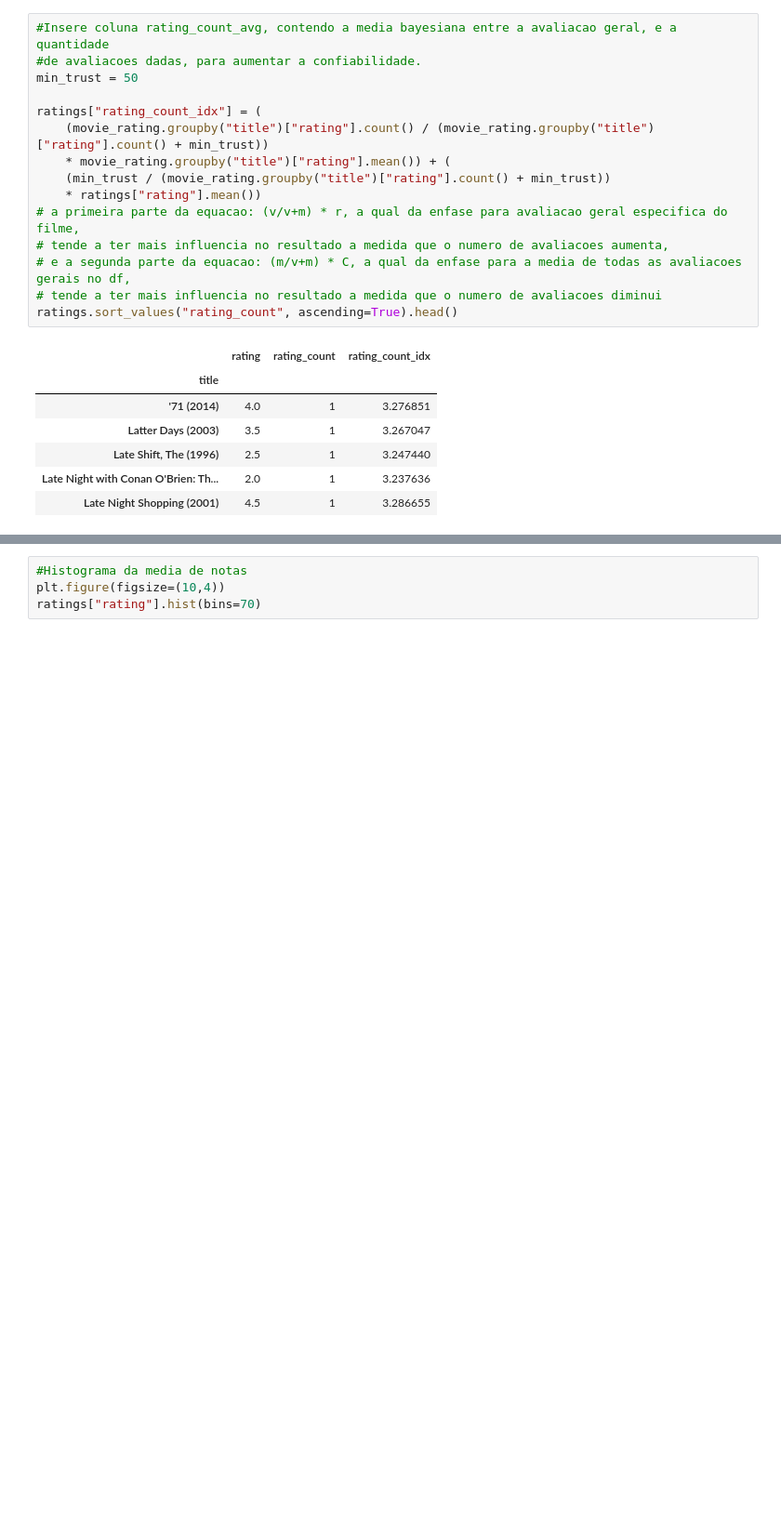
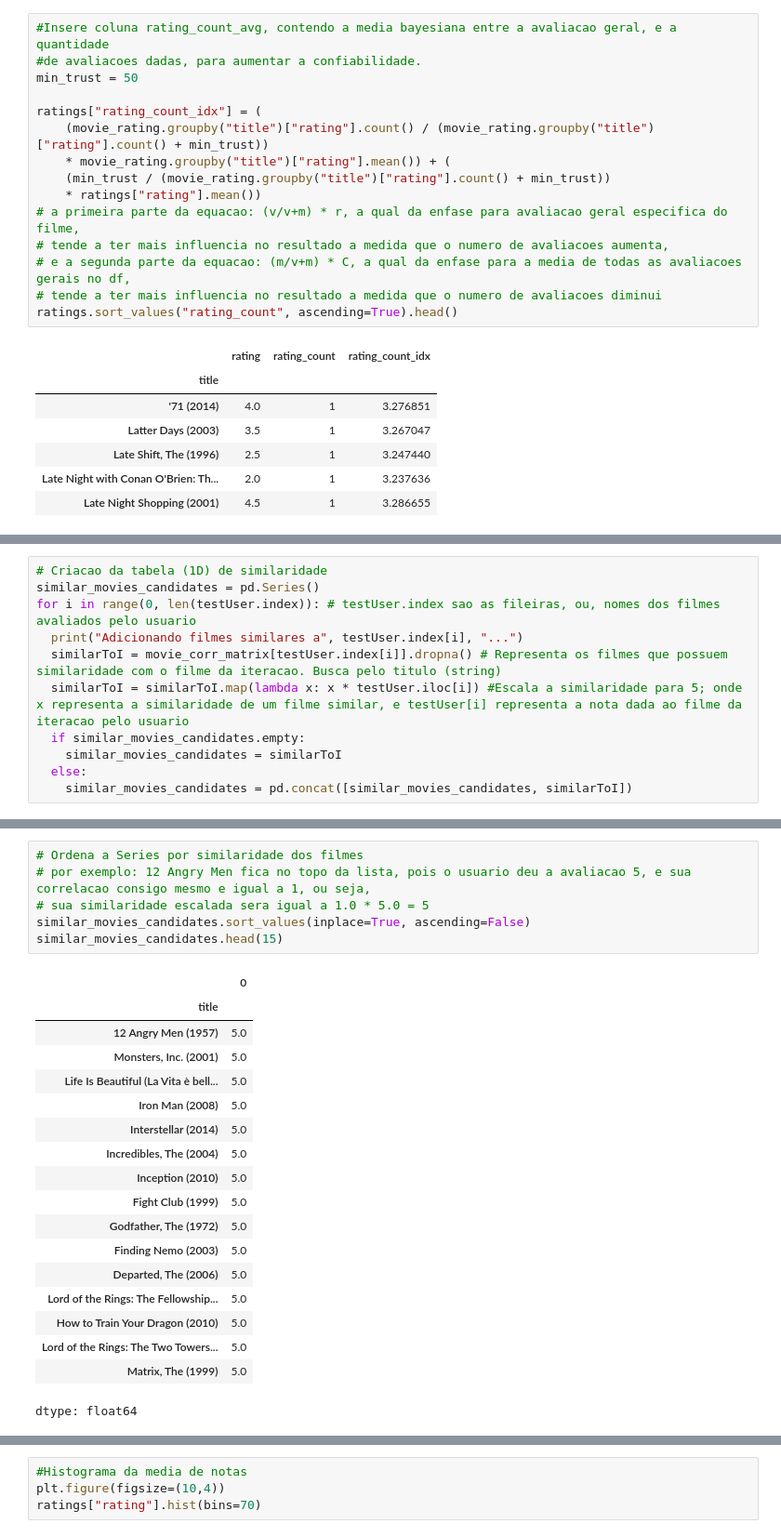
Before and after one commit to iruampr/DataAnalysis, a Jupyter notebook: Sistema_de_Recomendacao.ipynb, the cells around one changed output, grey strips where cells are left out. Shown: that part at 93% size. Saved outputs shown, nothing was run; the diff lists cells and outputs as text; blank space fills up the shorter version.

```diff
--- a/Sistema_de_Recomendacao.ipynb
+++ b/Sistema_de_Recomendacao.ipynb
@@ -128,0 +223,11 @@ ratings.boxplot(column="rating")
+# %%
+# Criacao da tabela (1D) de similaridade
+similar_movies_candidates = pd.Series()
+for i in range(0, len(testUser.index)): # testUser.index sao as fileiras, ou, nomes dos filmes avaliados pelo usuario
+  print("Adicionando filmes similares a", testUser.index[i], "...")
+  similarToI = movie_corr_matrix[testUser.index[i]].dropna() # Representa os filmes que possuem similaridade com o filme da iteracao. Busca pelo titulo (string)
+  similarToI = similarToI.map(lambda x: x * testUser.iloc[i]) #Escala a similaridade para 5; onde x representa a similaridade de um filme similar, e testUser[i] representa a nota dada ao filme da iteracao pelo usuario
+  if similar_movies_candidates.empty:
+    similar_movies_candidates = similarToI
+  else:
+    similar_movies_candidates = pd.concat([similar_movies_candidates, similarToI])
@@ -128,0 +252,25 @@ ratings.boxplot(column="rating")
+# %%
+# Ordena a Series por similaridade dos filmes
+# por exemplo: 12 Angry Men fica no topo da lista, pois o usuario deu a avaliacao 5, e sua correlacao consigo mesmo e igual a 1, ou seja,
+# sua similaridade escalada sera igual a 1.0 * 5.0 = 5
+similar_movies_candidates.sort_values(inplace=True, ascending=False)
+similar_movies_candidates.head(15)
+# %% [output]
+|  | 0 |
+| title |  |
+| 12 Angry Men (1957) | 5.0 |
+| Monsters, Inc. (2001) | 5.0 |
+| Life Is Beautiful (La Vita è bell... | 5.0 |
+| Iron Man (2008) | 5.0 |
+| Interstellar (2014) | 5.0 |
+| Incredibles, The (2004) | 5.0 |
+| Inception (2010) | 5.0 |
+| Fight Club (1999) | 5.0 |
+| Godfather, The (1972) | 5.0 |
+| Finding Nemo (2003) | 5.0 |
+| Departed, The (2006) | 5.0 |
+| Lord of the Rings: The Fellowship... | 5.0 |
+| How to Train Your Dragon (2010) | 5.0 |
+| Lord of the Rings: The Two Towers... | 5.0 |
+| Matrix, The (1999) | 5.0 |
+dtype: float64
```
Also changed, not shown: parts of 21 cells of this notebook.
